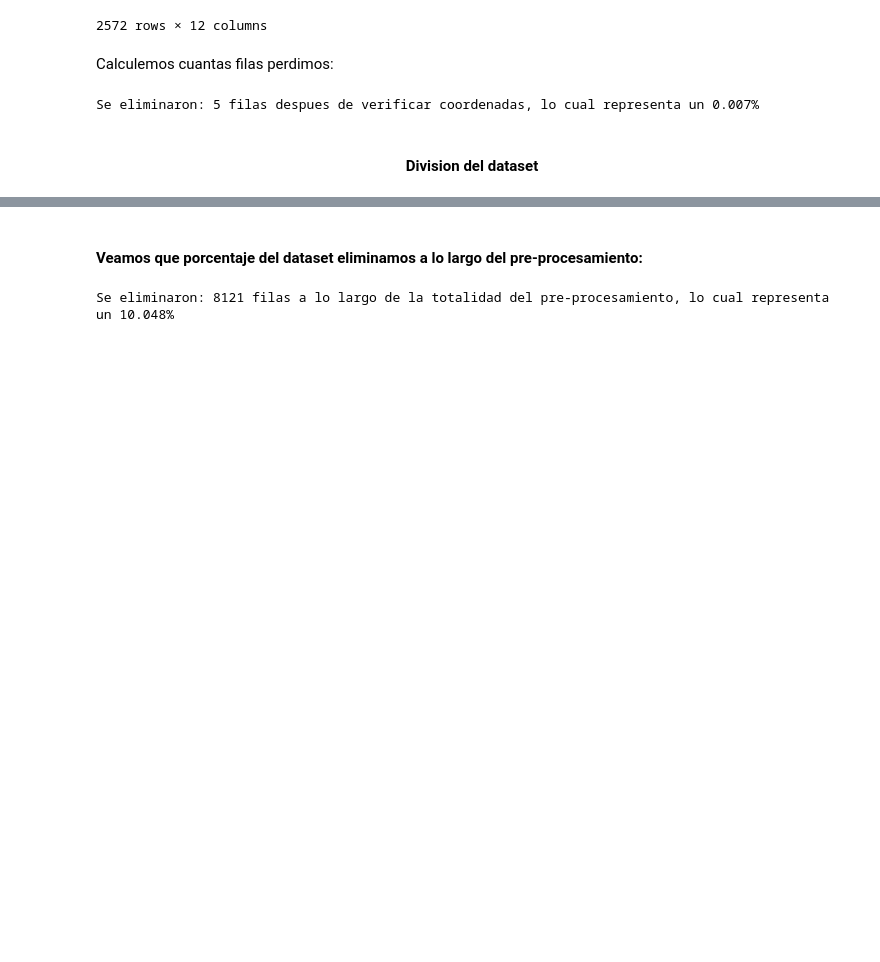
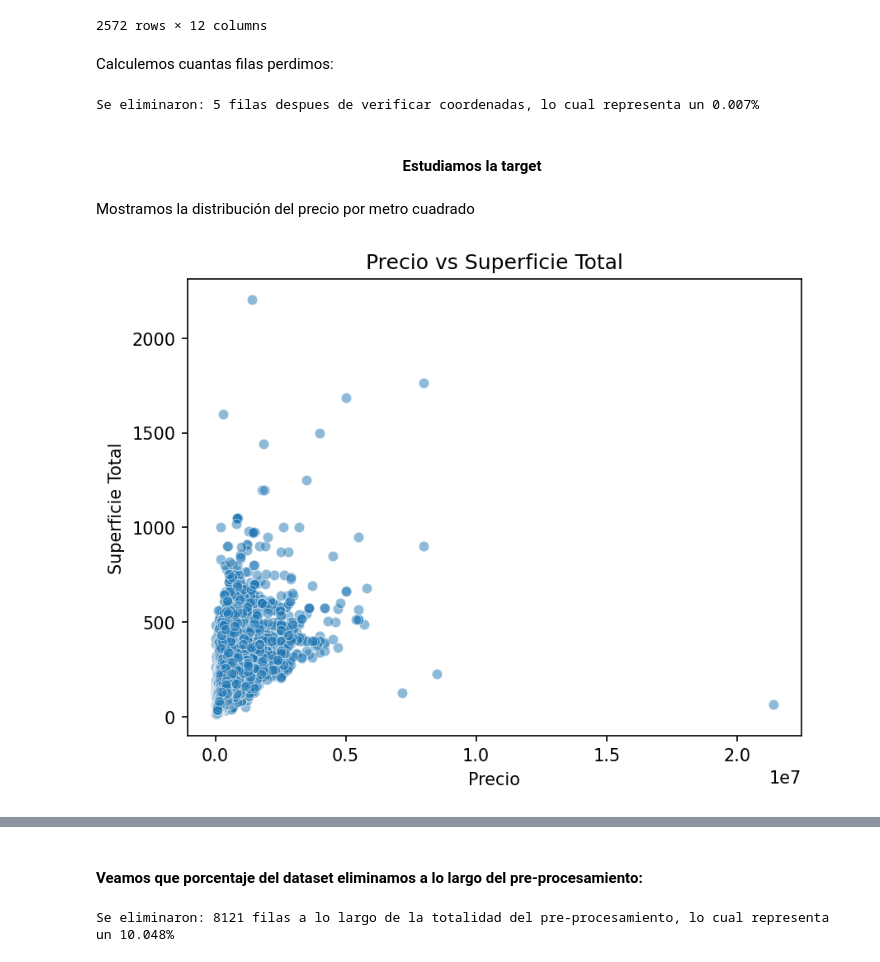
Before and after one commit to napoli-lucia/7506-Organizacion-de-Datos-TPs, a Jupyter notebook: 7506R_TP1_GRUPO18_ENTREGA_N1.ipynb, the cells around one changed output, grey strips where cells are left out. Cells and saved outputs as stored; diff of their text form; code cells hidden in the pictures; blank space fills up the shorter version.

Commit message:
Agrego clasificacion de la target

```diff
--- a/7506R_TP1_GRUPO18_ENTREGA_N1.ipynb
+++ b/7506R_TP1_GRUPO18_ENTREGA_N1.ipynb
@@ -1545,4 +1545,16 @@ print(f"Se eliminaron: {tam_precheck-tam_final} filas despues de verificar coord
 # %% [output]
 Se eliminaron: 5 filas despues de verificar coordenadas, lo cual representa un 0.007%
 # %% [markdown]
-<h4 align="center"><b> Division del dataset </b></h4>
+<h4 align="center"><b> Estudiamos la target </b></h4>
+# %% [markdown]
+Mostramos la distribución del precio por metro cuadrado
+# %%
+plt.figure(dpi=150)
+grf = sns.scatterplot(data=df, x="precio", y="superficie_total", alpha=0.5)
+grf = grf.set(
+    title="Precio vs Superficie Total",
+    xlabel="Precio",
+    ylabel="Superficie Total",
+)
+# %% [output]
+[figure, added]
```
Also changed, not shown: parts of 51 cells of this notebook, 6 other files.
